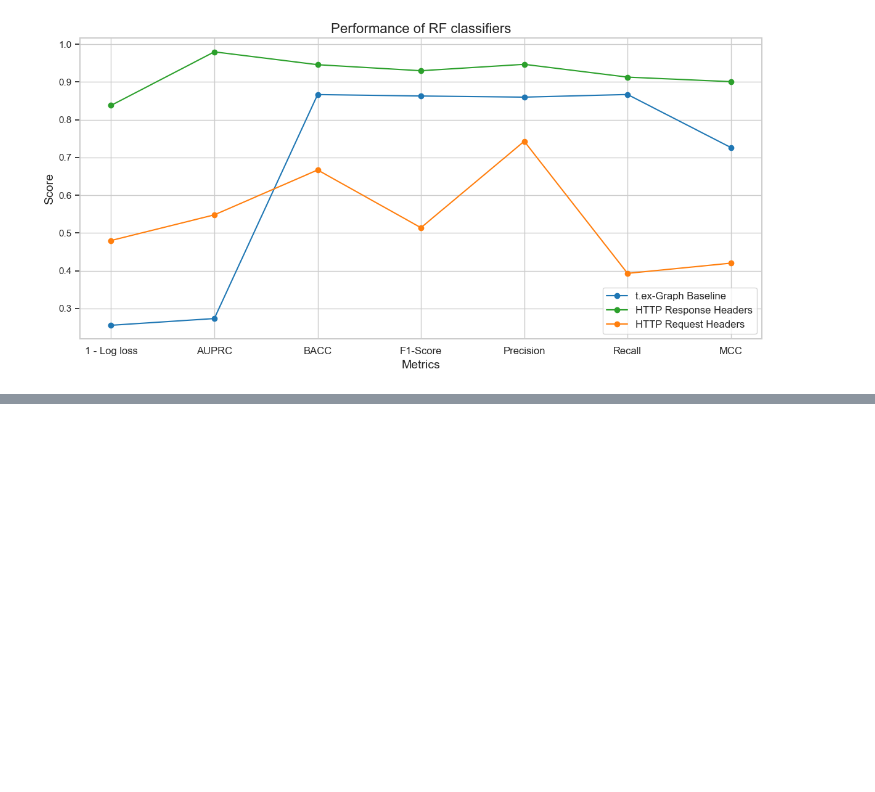
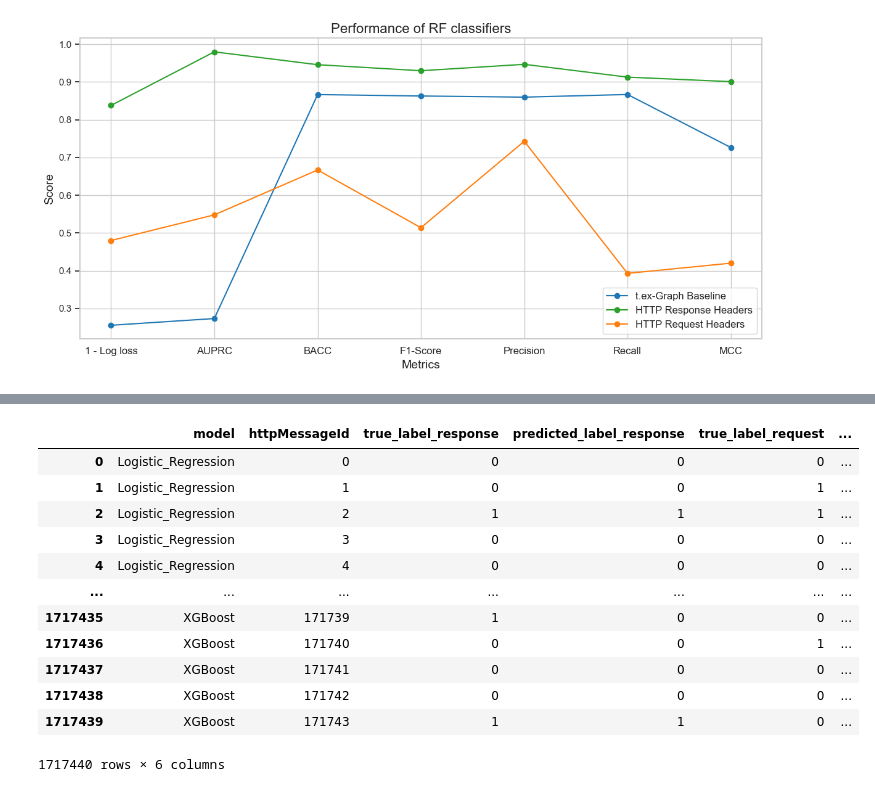
Before and after one commit to wolfrieder/http-response-classifier, a Jupyter notebook: notebooks/submission_figures.ipynb, the cells around one changed output, grey strips where cells are left out. Saved outputs shown, nothing was run; the diff lists cells and outputs as text; code cells hidden in the pictures; blank space fills up the shorter version.

```diff
--- a/notebooks/submission_figures.ipynb
+++ b/notebooks/submission_figures.ipynb
@@ -367,0 +470,10 @@ plt.show()
+# %%
+chrome_old = pd.read_parquet(
+    "../data/processed/chrome/08_12_2022/test_set_featurized_response_BE.parquet.gzip"
+)
+
+chrome_new = pd.read_parquet('../data/processed/chrome/03_29_2023/merged_data_featurized_response_BE.parquet.gzip')
+
+firefox = pd.read_parquet('../data/processed/firefox/08_12_2022/merged_data_featurized_response_BE.parquet.gzip')
+
+brave = pd.read_parquet('../data/processed/brave/08_12_2022/merged_data_featurized_response_BE.parquet.gzip')
@@ -367,0 +526,19 @@ plt.show()
+# %%
+# Add suffixes to distinguish between the classifier types
+predictions_response = predictions_response.rename(columns={'predicted_label': 'predicted_label_response', 'true_label': 'true_label_response'})
+predictions_request = predictions_request.rename(columns={'predicted_label': 'predicted_label_request', 'true_label': 'true_label_request'})
+
+# Merge predictions on 'httpMessageId' and 'model'
+merged_predictions = predictions_response.merge(
+    predictions_request, on=['httpMessageId', 'model'], suffixes=('_response', '_request'))
+
+# Identify cases where the response classifier identified positive classes that the request classifier did not
+positive_cases = merged_predictions[(merged_predictions['true_label_response'] == 1) &
+                                    (merged_predictions['predicted_label_response'] == 1) &
+                                    (merged_predictions['predicted_label_request'] == 0)]
+
+# Summary table
+summary_table = positive_cases[['httpMessageId', 'model', 'true_label_response', 'predicted_label_response', 'predicted_label_request']]
+
+# Display the summary table
+summary_table
@@ -367,0 +559,16 @@ plt.show()
+# %%
+merged_predictions
+# %% [output]
+|  | model | httpMessageId | true_label_response | predicted_label_response | true_label_request | ... |
+| 0 | Logistic_Regression | 0 | 0 | 0 | 0 | ... |
+| 1 | Logistic_Regression | 1 | 0 | 0 | 1 | ... |
+| 2 | Logistic_Regression | 2 | 1 | 1 | 1 | ... |
+| 3 | Logistic_Regression | 3 | 0 | 0 | 0 | ... |
+| 4 | Logistic_Regression | 4 | 0 | 0 | 0 | ... |
+| ... | ... | ... | ... | ... | ... | ... |
+| 1717435 | XGBoost | 171739 | 1 | 0 | 0 | ... |
+| 1717436 | XGBoost | 171740 | 0 | 0 | 1 | ... |
+| 1717437 | XGBoost | 171741 | 0 | 0 | 0 | ... |
+| 1717438 | XGBoost | 171742 | 0 | 0 | 0 | ... |
+| 1717439 | XGBoost | 171743 | 1 | 1 | 0 | ... |
+1717440 rows × 6 columns
```
Also changed, not shown: parts of 20 cells of this notebook.
